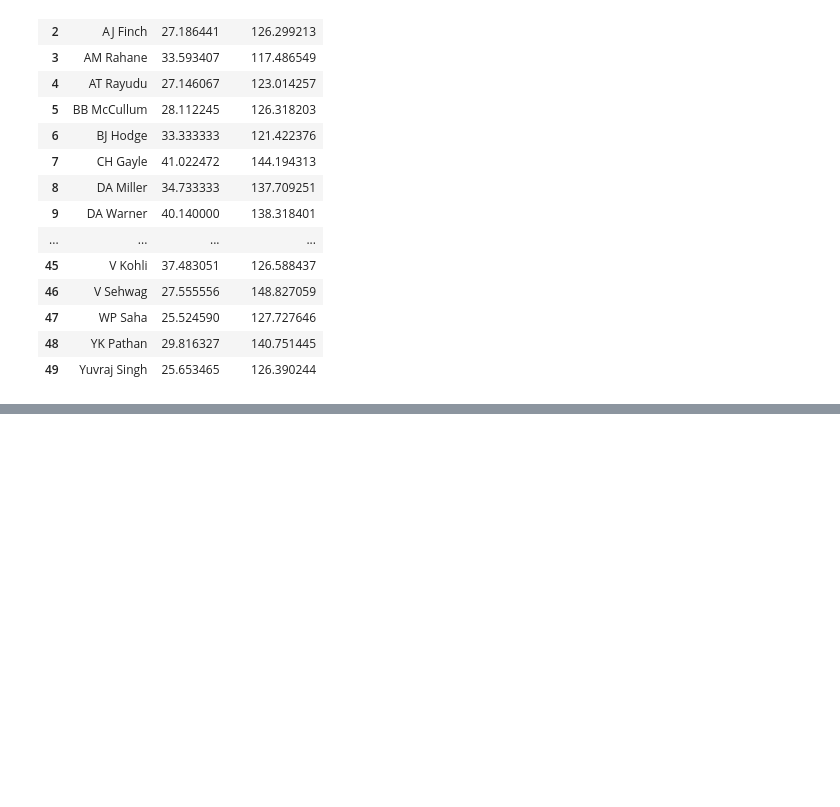
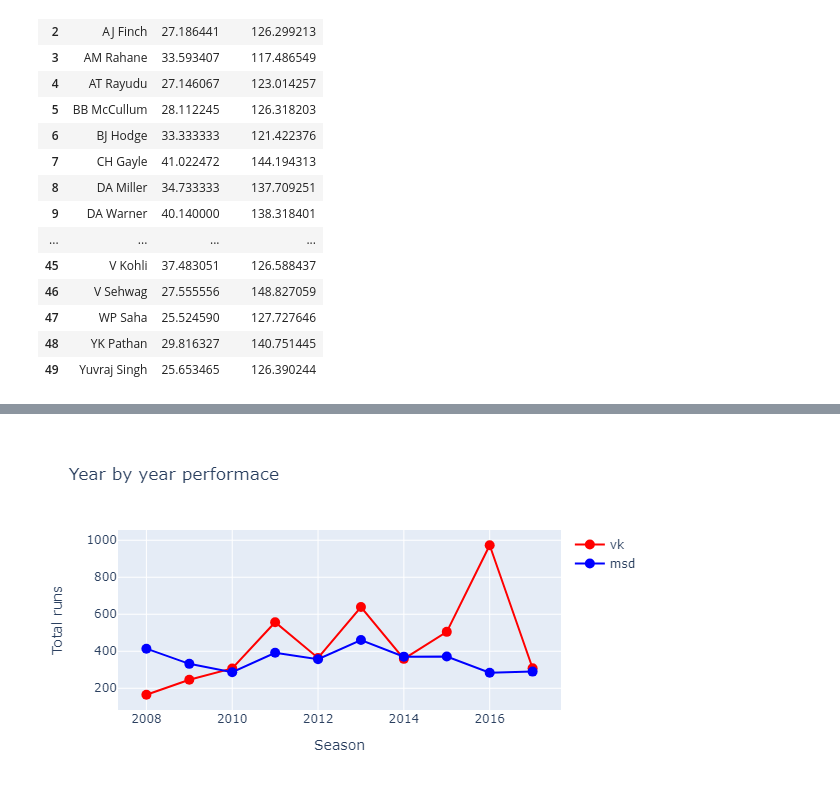
Before and after one commit to akashpagi/PLOTLY-GRAPHING-LIBRARY-FOR-DATA-SCIENCE, a Jupyter notebook: SESSION 24.2 - PLOTLY GRAPH OBJECT.ipynb, the cells around one changed output, grey strips where cells are left out. Saved outputs shown, nothing was run; the diff lists cells and outputs as text; code cells hidden in the pictures; blank space fills up the shorter version.

```diff
--- a/SESSION 24.2 - PLOTLY GRAPH OBJECT.ipynb
+++ b/SESSION 24.2 - PLOTLY GRAPH OBJECT.ipynb
@@ -177,0 +214,5 @@ fig.show()
+# %%
+
+single1 = ipl[ipl['batsman'] == 'MS Dhoni']
+performance1 = single1.groupby('season')['batsman_runs'].sum().reset_index()
+performance1
@@ -177,0 +231,14 @@ fig.show()
+# %%
+# Plotting comparative line chart
+trace1 = go.Scatter(x=performance1['season'],
+                   y=performance1['batsman_runs'],
+                   mode='lines+markers', name='msd',
+                   marker={'color':'blue', 'size': 10})
+data = [trace, trace1]
+layout = go.Layout(title='Year by year performace',
+                  xaxis={'title':'Season'},
+                  yaxis={'title':'Total runs'},)
+fig = go.Figure(data=data, layout=layout)
+fig.show()
+# %% [output]
+[figure, added]
```
Also changed, not shown: parts of 6 cells of this notebook.
